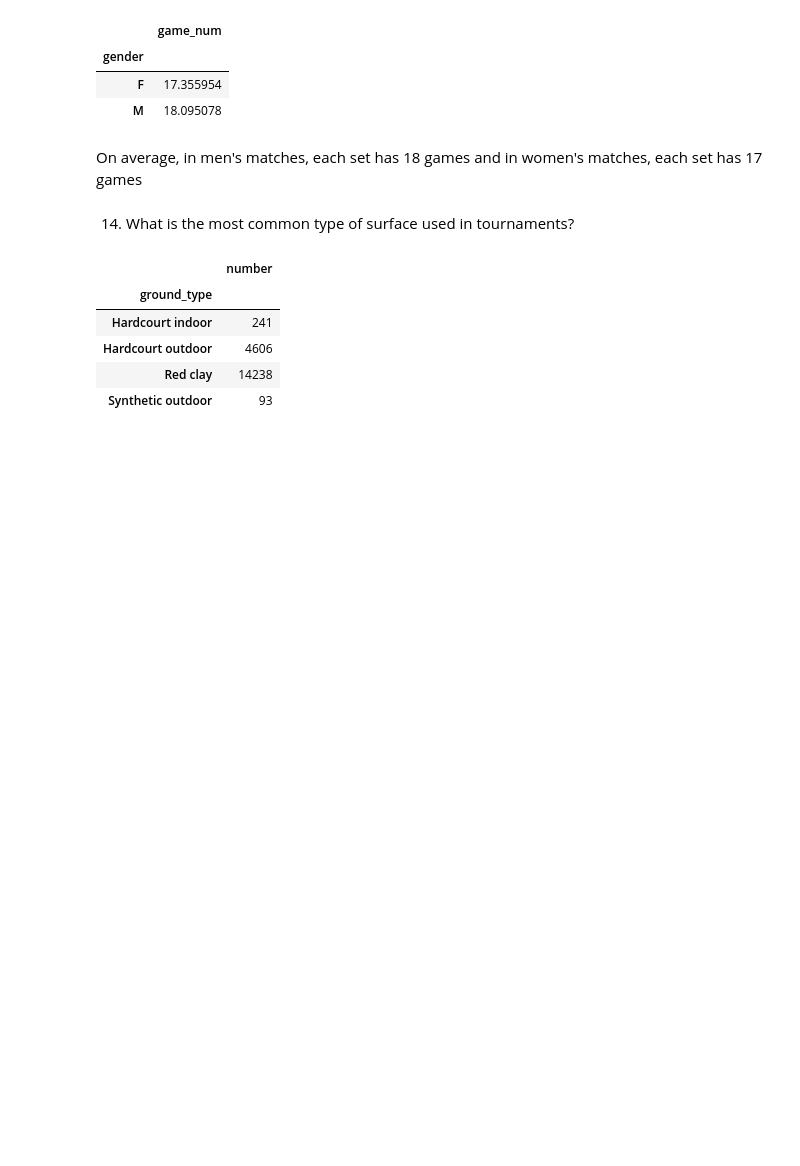
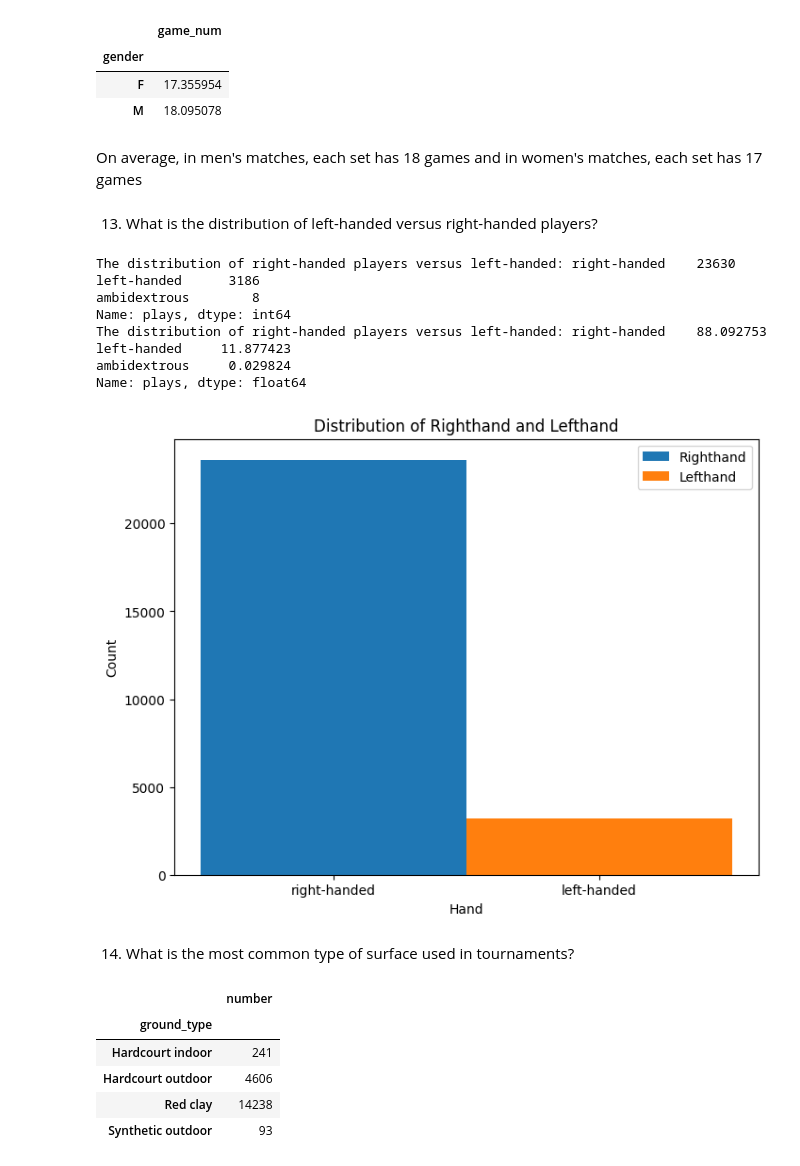
Before and after one commit to mahdieyehalavi/tennisMatchProject, a Jupyter notebook: part1.ipynb, the cells around one changed output. Drawn from its saved outputs; the diff is of its cells as text; code cells hidden in the pictures; blank space fills up the shorter version.

```diff
--- a/part1.ipynb
+++ b/part1.ipynb
@@ -8,0 +11,3 @@ import matplotlib.pyplot as plt
+# %%
+df = pd.read_csv('MatchAwayTeamInfo.csv')
+df1=pd.read_csv('MatchHomeTeamInfo.csv')
@@ -8,0 +16,3 @@ import matplotlib.pyplot as plt
+# %%
+df.fillna(method='ffill', inplace=True)
+df
@@ -163,6 +353,52 @@ mean_gender_games_no
 | M | 18.095078 |
 # %% [markdown]
 On average, in men's matches, each set has 18 games and in women's matches, each set has 17 games
+# %% [markdown]
+13. What is the distribution of left-handed versus right-handed players?
+# %%
+import matplotlib.pyplot as plt
+
+df = df.loc[df['plays'].notnull()]
+
+df1 = df.loc[df['plays'].notnull()]
+
+#concat two tables home and away teams
+combined_df = pd.concat([df, df1])
+distribution = combined_df['plays'].value_counts()
+
+print("The distribution of right-handed players versus left-handed:",distribution)
+
+percentage_distribution = (distribution / len(combined_df)) * 100
+print("The distribution of right-handed players versus left-handed:",percentage_distribution)
+# Draw a histogram to view the distribution
+righthand_data = combined_df.loc[df['plays'] == 'right-handed']
+lefthand_data = combined_df.loc[df['plays'] == 'left-handed']
+
+fig, ax = plt.subplots(figsize=(8, 6))
+
+ax.hist(righthand_data['plays'], bins=1, label='Righthand')
+ax.hist(lefthand_data['plays'], bins=1, label='Lefthand')
+
+# Set labels and title
+ax.set_xlabel('Hand')
+ax.set_ylabel('Count')
+ax.set_title('Distribution of Righthand and Lefthand')
+
+# Add legend
+ax.legend()
+
+# Show the plot
+plt.show()
+# %% [output]
+The distribution of right-handed players versus left-handed: right-handed    23630
+left-handed      3186
+ambidextrous        8
+Name: plays, dtype: int64
+The distribution of right-handed players versus left-handed: right-handed    88.092753
+left-handed     11.877423
+ambidextrous     0.029824
+Name: plays, dtype: float64
+[figure, added]
 # %% [markdown]
 14. What is the most common type of surface used in tournaments?
 # %%
```
Also changed, not shown: parts of 24 cells of this notebook.
